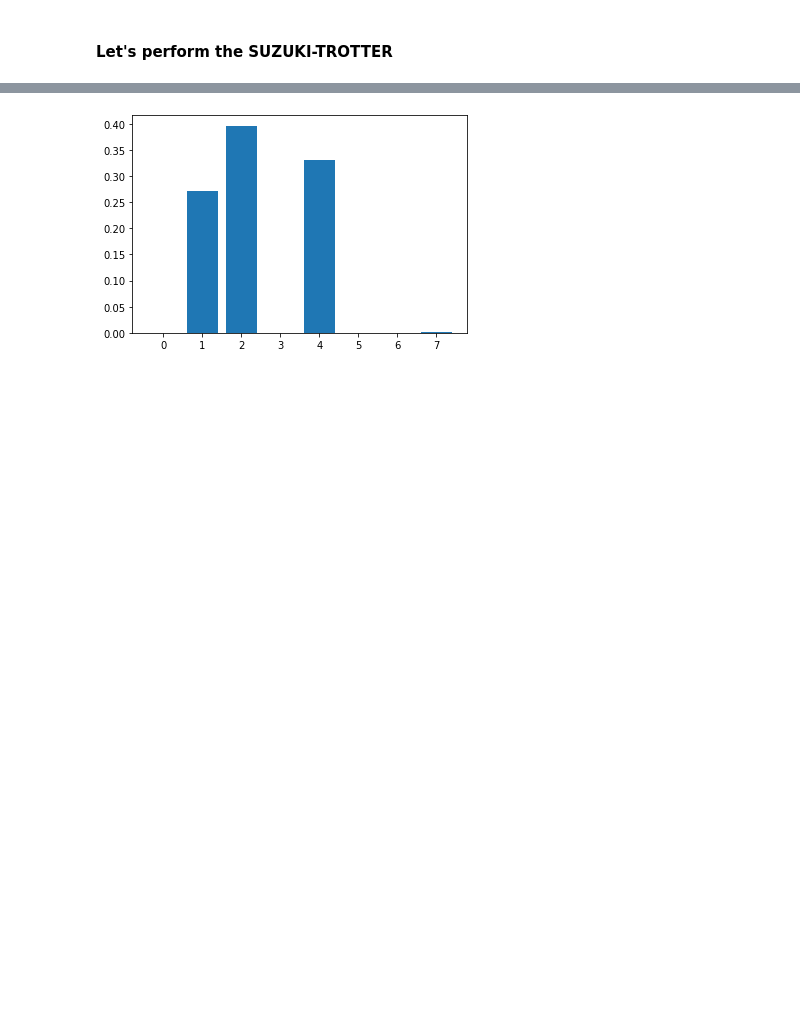
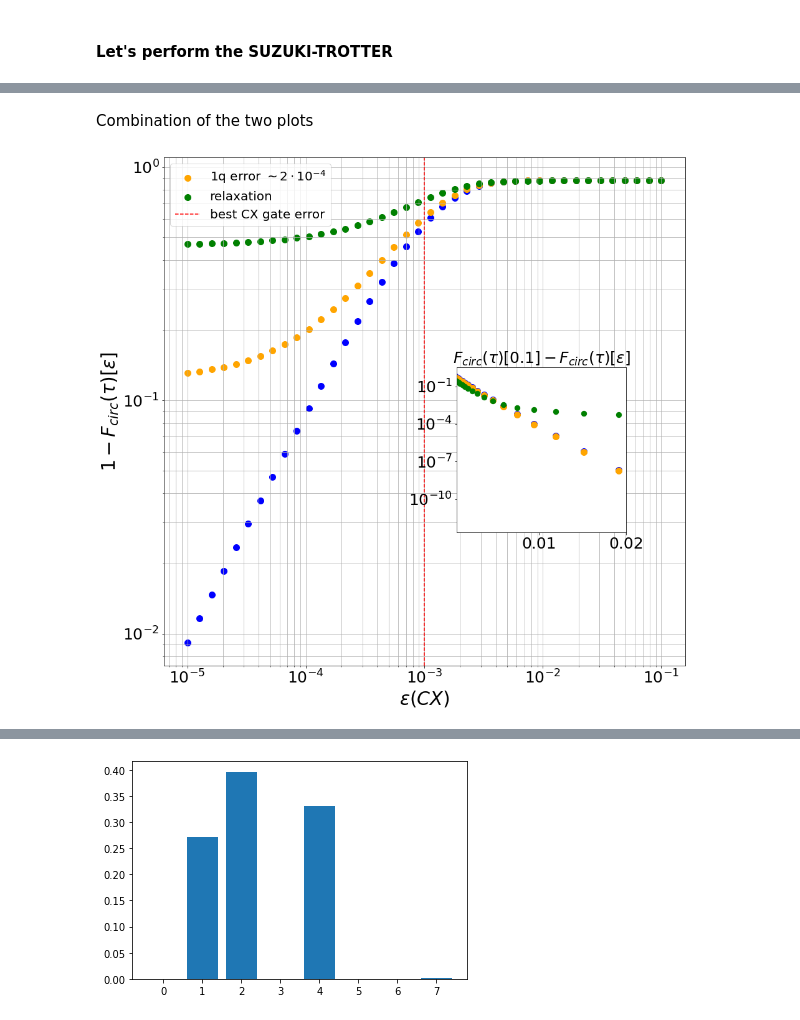
Before and after one commit to emacosta95/2nd_qa4nsm, a Jupyter notebook: ImplementationonQiskit.ipynb, the cells around one changed output, grey strips where cells are left out. Drawn from its saved outputs; the diff is of its cells as text; code cells hidden in the pictures; blank space fills up the shorter version.

```diff
--- a/ImplementationonQiskit.ipynb
+++ b/ImplementationonQiskit.ipynb
@@ -296,0 +525,48 @@ transpiled_initial_state_v0.draw()
+# %% [markdown]
+Combination of the two plots
+# %%
+import matplotlib.pyplot as plt
+from mpl_toolkits.axes_grid1.inset_locator import inset_axes
+
+fig, ax = plt.subplots(figsize=(15, 15))
+
+# === Main plot: 1 - Fidelity ===
+ax.scatter(cx_error_rates, infidelity, color='blue', s=100)
+ax.scatter(cx_error_rates,infidelity_1qerror,color='orange',label='1q error $\sim 2 \cdot 10^{-4}$',s=100)
+ax.scatter(cx_error_rates,infidelity_dec,color='green',label='relaxation',s=100)
+ax.axvline(x=1e-3, color='red', linestyle='--', label='best CX gate error')
+ax.set_xscale('log')
+ax.set_yscale('log')
+#ax.set_xlim([5e-3, 0.02])
+ax.set_xlabel(r'$\epsilon(CX)$', fontsize=30)
+ax.set_ylabel(r'$1 - F_{circ}(\tau)[\epsilon]$', fontsize=30)
+ax.tick_params(labelsize=25)
+ax.grid(True, which='both')
+ax.legend(fontsize=20)
+
+# === Inset plot: Fidelity difference ===
+ax_inset = inset_axes(
+    ax,
+    width="65%", height="65%",
+    bbox_to_anchor=(0.55, 0.25, 0.5, 0.5),  # (x0, y0, width, height) in axes fraction
+    bbox_transform=ax.transAxes,
+    loc='lower left', borderpad=1
+)
+
+y_diff = infidelity[-1] - infidelity + 1e-12
+ax_inset.scatter(cx_error_rates, y_diff, color='blue', s=100)
+y_diff = infidelity_1qerror[-1] - infidelity_1qerror + 1e-12
+ax_inset.scatter(cx_error_rates, y_diff, color='orange', s=100)
+y_diff = infidelity_dec[-1] - infidelity_dec + 1e-12
+ax_inset.scatter(cx_error_rates, y_diff, color='green', s=70)
+# ax_inset.set_xscale('log')
+# ax_inset.set_yscale('log')
+ax_inset.set_xlim([5e-4, 0.02])
+ax_inset.tick_params(labelsize=25)
+ax_inset.tick_params(labelsize=25,which='minor')
+ax_inset.semilogy()
+ax_inset.set_title(r'$F_{circ}(\tau)[0.1] - F_{circ}(\tau)[\epsilon]$', fontsize=25)
+ax_inset.semilogy()
+plt.show()
+# %% [output]
+[figure, added]
```
Also changed, not shown: parts of 37 cells of this notebook, 3 other files.
